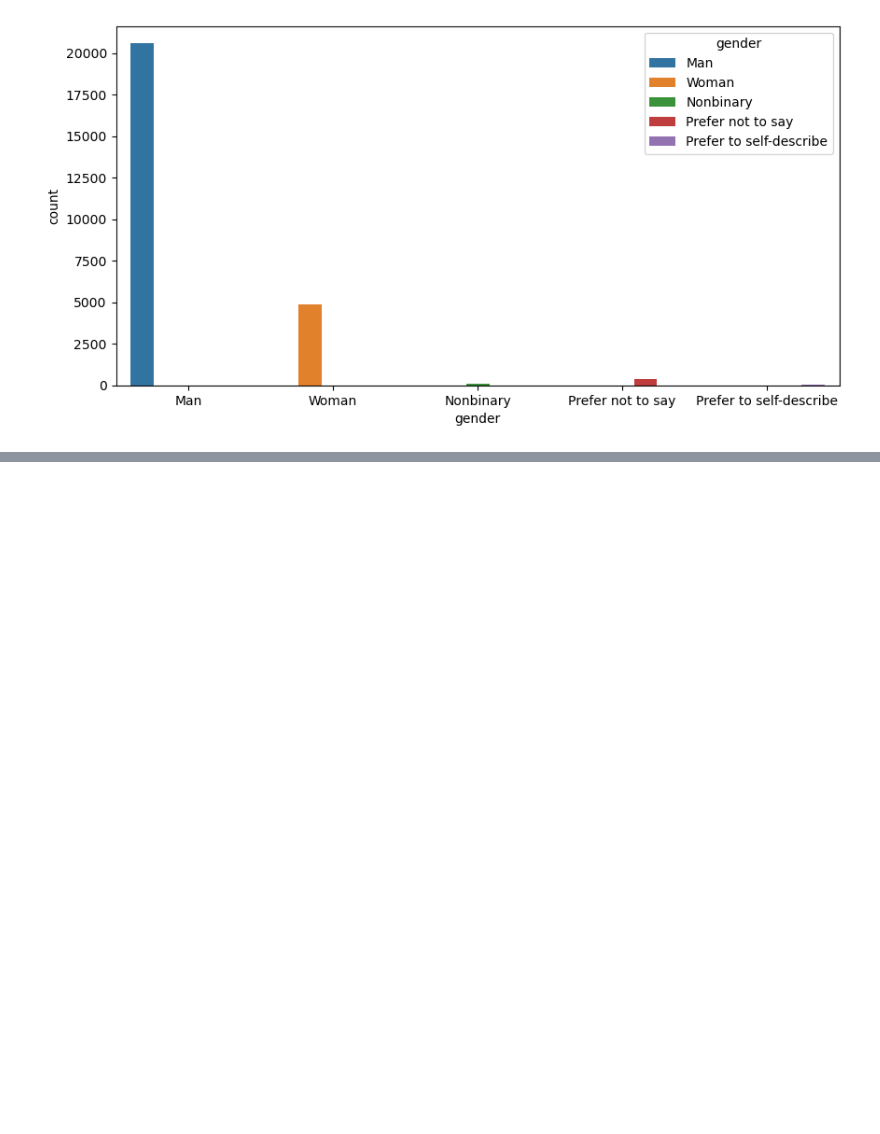
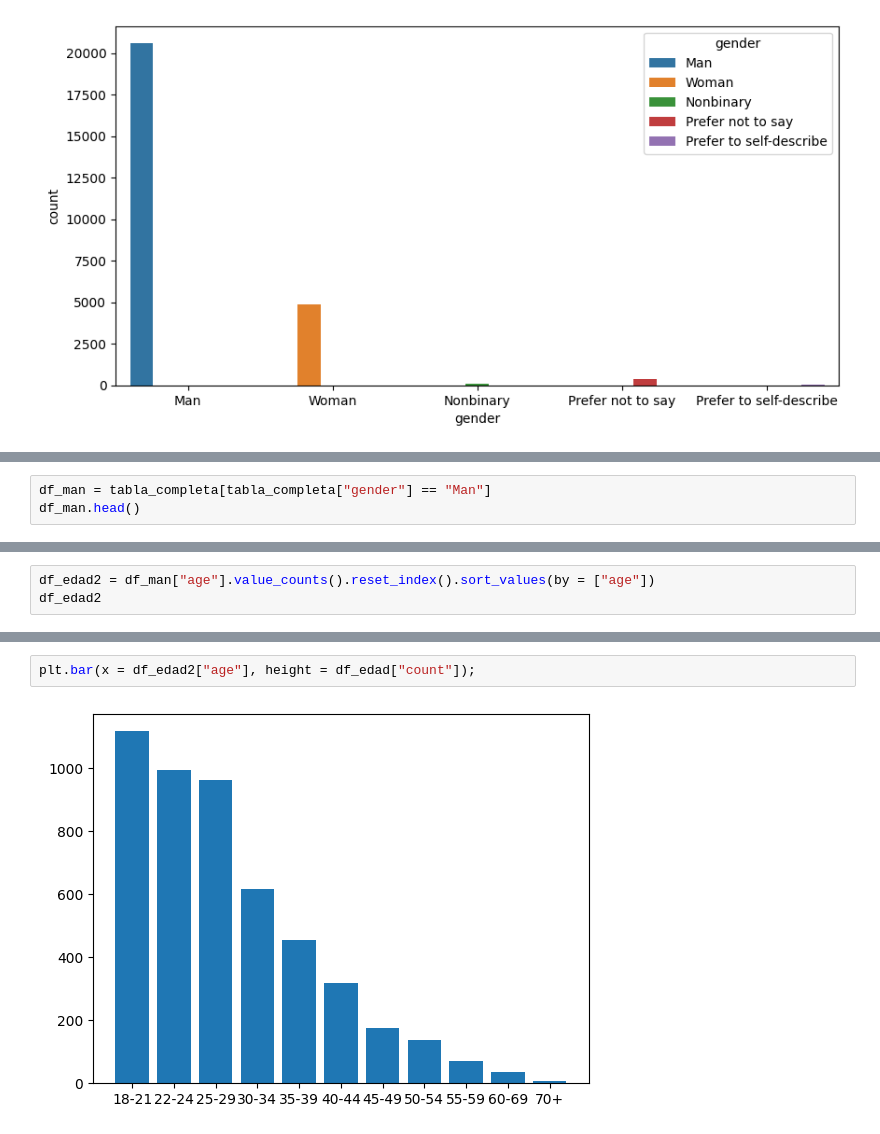
Before and after one commit to LourdesBoj/promoE_modulo2_proyecto_equipo3_AndreaIreneLourdesVictoria, a Jupyter notebook: Jupyter/limpieza_exploracion.ipynb, the cells around one changed output, grey strips where cells are left out. Cells and saved outputs as stored; diff of their text form; blank space fills up the shorter version.

```diff
--- a/Jupyter/limpieza_exploracion.ipynb
+++ b/Jupyter/limpieza_exploracion.ipynb
@@ -241,0 +278,3 @@ sns.countplot(x = 'gender', data = tabla_completa, hue = 'gender');
+# %%
+df_man = tabla_completa[tabla_completa["gender"] == "Man"]
+df_man.head()
@@ -241,0 +294,3 @@ sns.countplot(x = 'gender', data = tabla_completa, hue = 'gender');
+# %%
+df_edad2 = df_man["age"].value_counts().reset_index().sort_values(by = ["age"])
+df_edad2
@@ -241,0 +310,4 @@ sns.countplot(x = 'gender', data = tabla_completa, hue = 'gender');
+# %%
+plt.bar(x = df_edad2["age"], height = df_edad["count"]);
+# %% [output]
+[figure, added]
```
Also changed, not shown: parts of 12 cells of this notebook.
